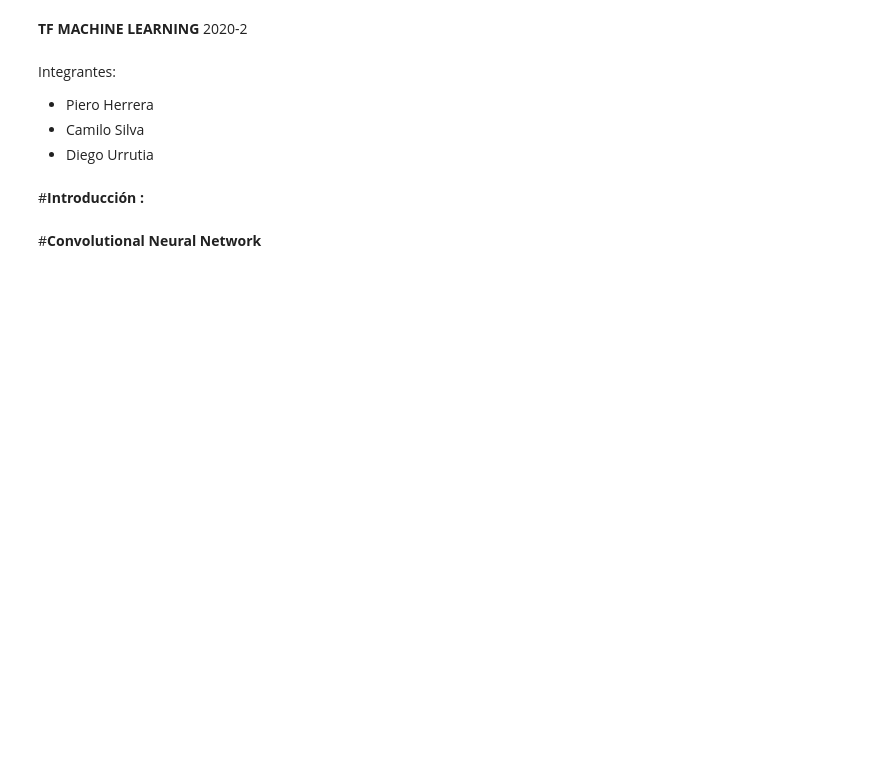
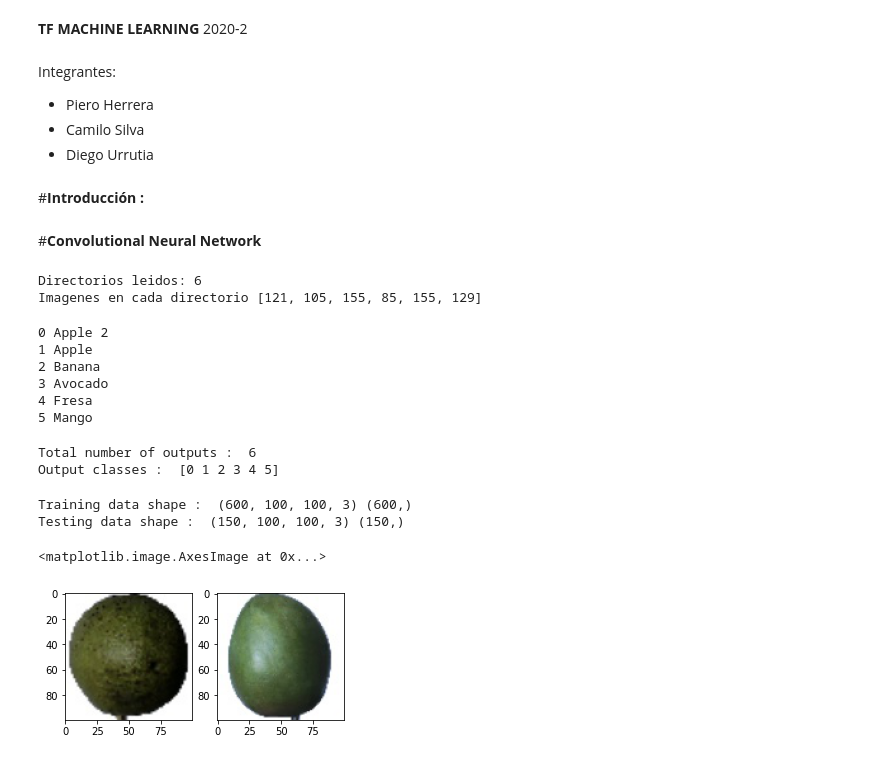
Before and after one commit to E23A48/TF_MachineLearning, a Jupyter notebook: TF_MachineLearning.ipynb, the cells around one changed output. Saved outputs shown, nothing was run; the diff lists cells and outputs as text; code cells hidden in the pictures; blank space fills up the shorter version.

```diff
--- a/TF_MachineLearning.ipynb
+++ b/TF_MachineLearning.ipynb
@@ -56,0 +31,78 @@ y = np.array(image_classes)
+# %%
+dirname = os.path.join(os.getcwd(), 'fruits')
+imgpath = dirname + os.sep
+
+images = []
+directories = []
+dircount = []
+prevRoot=''
+cant=0
+
+
+for root, dirnames, filenames in os.walk(imgpath):
+    for filename in filenames:
+        if re.search("\.(jpg|jpeg|png|bmp|tiff)$", filename):
+            cant=cant+1
+            filepath = os.path.join(root, filename)
+            image = plt.imread(filepath)
+            images.append(image)
+
+            if prevRoot !=root:
+                prevRoot=root
+                directories.append(root)
+                dircount.append(cant)
+                cant=0
+dircount.append(cant)
+
+dircount = dircount[1:]
+dircount[0]=dircount[0]+1
+print('Directorios leidos:',len(directories))
+print("Imagenes en cada directorio", dircount)
+# %% [output]
+Directorios leidos: 6
+Imagenes en cada directorio [121, 105, 155, 85, 155, 129]
+# %%
+fruits=[]
+indice=0
+for directorio in directories:
+    name = directorio.split(os.sep)
+    print(indice , name[len(name)-1])
+    fruits.append(name[len(name)-1])
+    indice=indice+1
+# %% [output]
+0 Apple 2
+1 Apple
+2 Banana
+3 Avocado
+4 Fresa
+5 Mango
+# %%
+y = np.array(labels)
+X = np.array(images, dtype=np.uint8) #convierto de lista a numpy
+
+# Find the unique numbers from the train labels
+classes = np.unique(y)
+nClasses = len(classes)
+print('Total number of outputs : ', nClasses)
+print('Output classes : ', classes)
+# %% [output]
+Total number of outputs :  6
+Output classes :  [0 1 2 3 4 5]
+# %%
+train_X,test_X,train_Y,test_Y = train_test_split(X,y,test_size=0.2)
+print('Training data shape : ', train_X.shape, train_Y.shape)
+print('Testing data shape : ', test_X.shape, test_Y.shape)
+# %% [output]
+Training data shape :  (600, 100, 100, 3) (600,)
+Testing data shape :  (150, 100, 100, 3) (150,)
+# %%
+plt.figure(figsize=[5,5])
+
+plt.subplot(121)
+plt.imshow(train_X[0,:,:], cmap='gray')
+
+plt.subplot(122)
+plt.imshow(test_X[0,:,:], cmap='gray')
+# %% [output]
+<matplotlib.image.AxesImage at 0x...>
+[figure, added]
```
Also changed, not shown: parts of 13 cells of this notebook.
